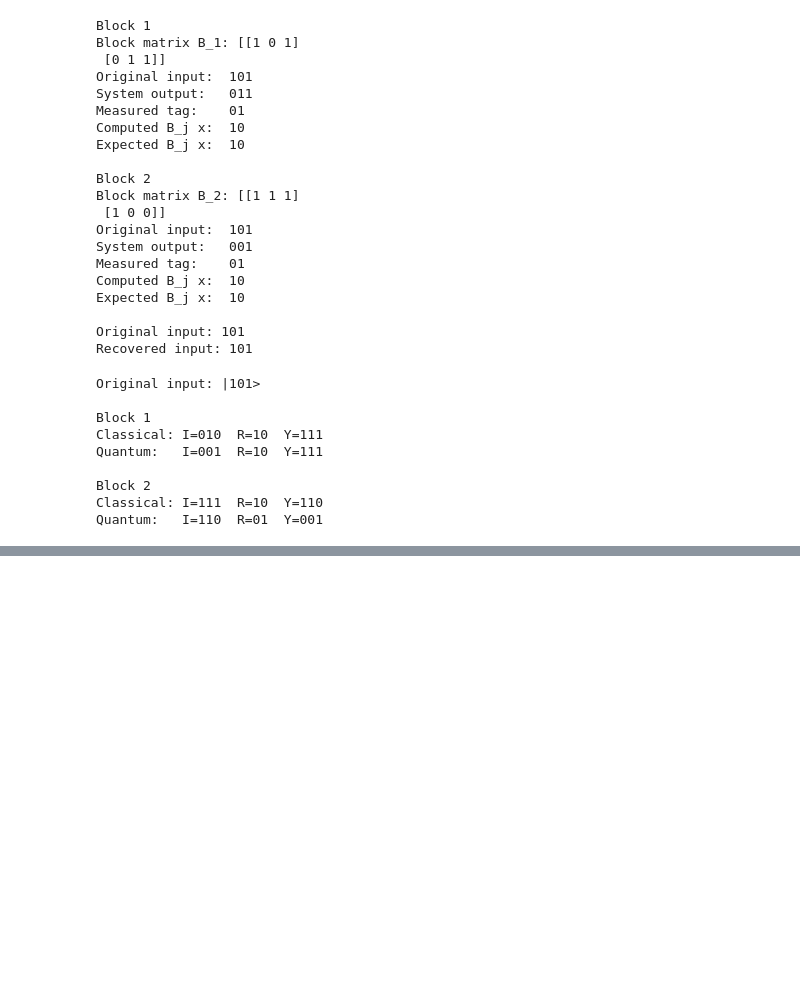
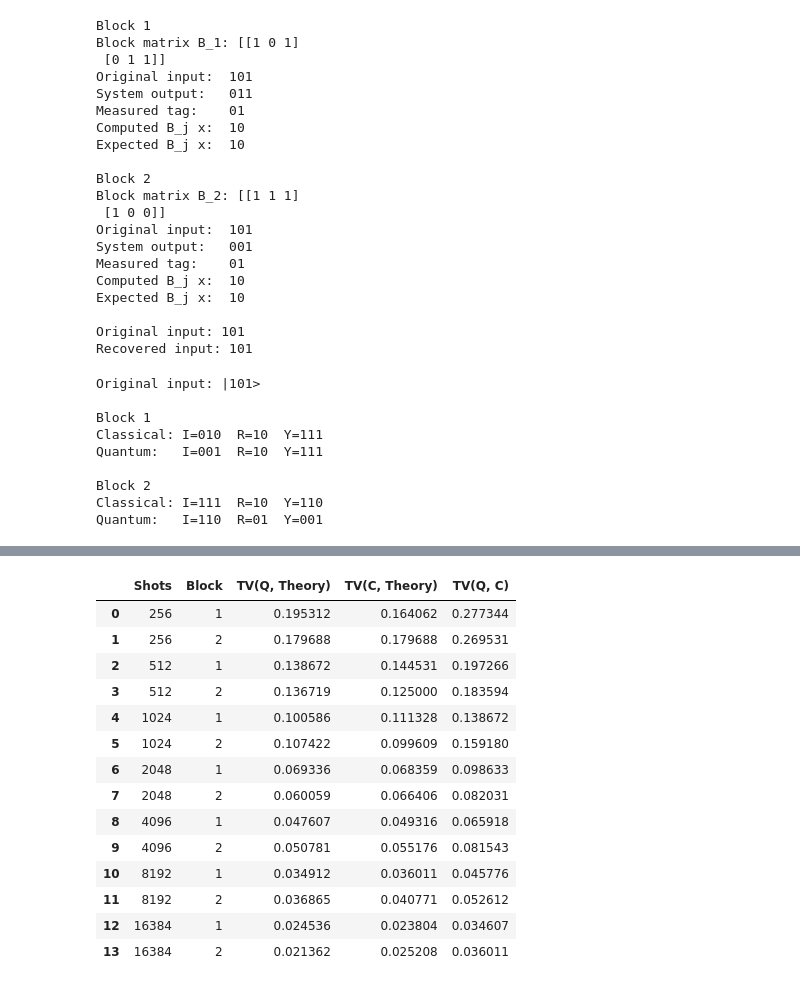
Before and after one commit to NesyaLab/ISCAS2027, a Jupyter notebook: notebooks/Circuit_level_inversion_security_LCU.ipynb, the cells around one changed output, grey strips where cells are left out. Drawn from its saved outputs; the diff is of its cells as text; code cells hidden in the pictures; blank space fills up the shorter version.

```diff
--- a/notebooks/Circuit_level_inversion_security_LCU.ipynb
+++ b/notebooks/Circuit_level_inversion_security_LCU.ipynb
@@ -459,0 +931,66 @@ monotonically because the samples are random.
+# %%
+# ============================================================
+# PROPOSITION 4 — SAMPLING CONVERGENCE
+# ============================================================
+
+SHOT_VALUES = [256, 512, 1024, 2048, 4096, 8192, 16384]
+
+convergence_results = []
+
+for shots in SHOT_VALUES:
+    for j in range(model.nu):
+
+        # Exact theoretical distribution for block j.
+        p_theory = theory_by_block[j]
+
+        # Quantum circuit simulation using Qiskit Aer.
+        q_counts = model.quantum_counts(
+            x=X,
+            block=j,
+            shots=shots,
+            seed=10000 + 100 * j + shots,
+        )
+
+        # Classical sampler from Proposition 4.
+        c_counts = model.classical_counts(
+            x=X,
+            block=j,
+            shots=shots,
+            seed=20000 + 100 * j + shots,
+        )
+
+        assert sum(q_counts.values()) == shots
+        assert sum(c_counts.values()) == shots
+        assert set(q_counts).issubset(p_theory)
+        assert set(c_counts).issubset(p_theory)
+
+        p_q = normalize_counts(q_counts)
+        p_c = normalize_counts(c_counts)
+
+        convergence_results.append({
+            "Shots": shots,
+            "Block": j + 1,
+            "TV(Q, Theory)": total_variation(p_q, p_theory),
+            "TV(C, Theory)": total_variation(p_c, p_theory),
+            "TV(Q, C)": total_variation(p_q, p_c),
+        })
+
+convergence_df = pd.DataFrame(convergence_results)
+
+display(convergence_df)
+# %% [output]
+|  | Shots | Block | TV(Q, Theory) | TV(C, Theory) | TV(Q, C) |
+| 0 | 256 | 1 | 0.195312 | 0.164062 | 0.277344 |
+| 1 | 256 | 2 | 0.179688 | 0.179688 | 0.269531 |
+| 2 | 512 | 1 | 0.138672 | 0.144531 | 0.197266 |
+| 3 | 512 | 2 | 0.136719 | 0.125000 | 0.183594 |
+| 4 | 1024 | 1 | 0.100586 | 0.111328 | 0.138672 |
+| 5 | 1024 | 2 | 0.107422 | 0.099609 | 0.159180 |
+| 6 | 2048 | 1 | 0.069336 | 0.068359 | 0.098633 |
+| 7 | 2048 | 2 | 0.060059 | 0.066406 | 0.082031 |
+| 8 | 4096 | 1 | 0.047607 | 0.049316 | 0.065918 |
+| 9 | 4096 | 2 | 0.050781 | 0.055176 | 0.081543 |
+| 10 | 8192 | 1 | 0.034912 | 0.036011 | 0.045776 |
+| 11 | 8192 | 2 | 0.036865 | 0.040771 | 0.052612 |
+| 12 | 16384 | 1 | 0.024536 | 0.023804 | 0.034607 |
+| 13 | 16384 | 2 | 0.021362 | 0.025208 | 0.036011 |
```
Also changed, not shown: parts of 17 cells of this notebook.
